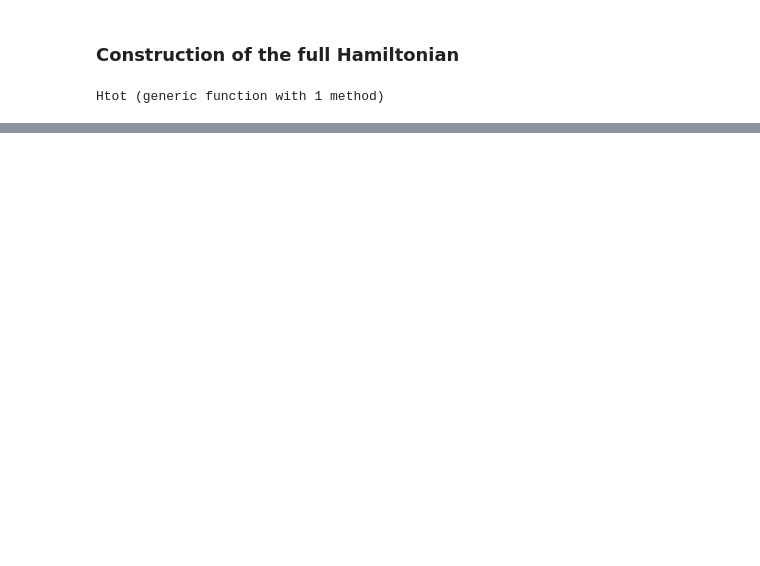
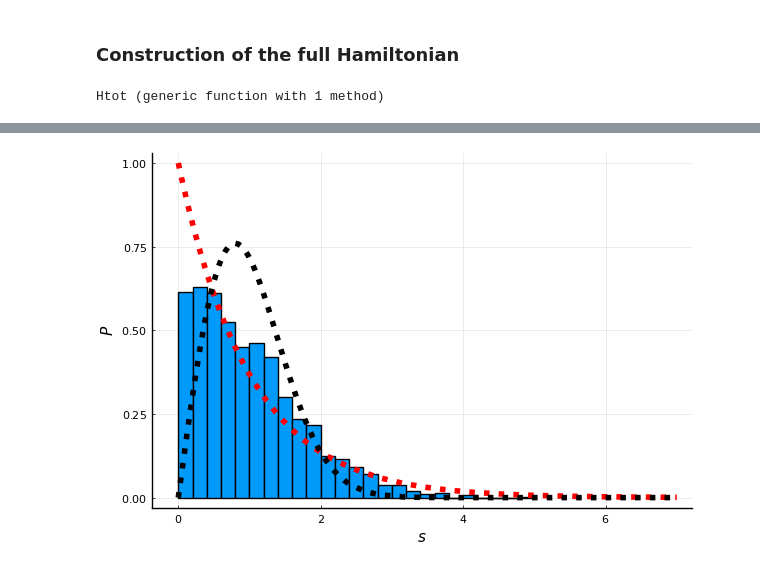
Before and after one commit to coolgas/chaos, a Jupyter notebook: new_chaos.ipynb, the cells around one changed output, grey strips where cells are left out. Drawn from its saved outputs; the diff is of its cells as text; code cells hidden in the pictures; blank space fills up the shorter version.

```diff
--- a/new_chaos.ipynb
+++ b/new_chaos.ipynb
@@ -176,0 +216,15 @@ plot!(f, 0, 7, linestyle=:dot, linewidth=4, color=:red)
+# %%
+new_diffs3 = []
+for i in 1:length(diffs3_dropped)
+    drop_index = Int((v-1)/2)
+    if i-drop_index>0 && i+drop_index<=length(diffs3_dropped)
+        append!(new_diffs3, diffs3_dropped[i]/average_spacing(diffs3_dropped, i, v))
+    end
+end
+# %%
+p4 = plot(xlab=L"$s$", ylab=L"$P$", legend=false)
+histogram!(p4, new_diffs3, bins=:auto, normed=true)
+plot!(p4, f, 0, 7, linestyle=:dot, linewidth=4, color=:red)
+plot!(p4, ff, 0, 7, linestyle=:dot, linewidth=4, color=:black)
+# %% [output]
+[figure, added]
```
Also changed, not shown: parts of 36 cells of this notebook.
